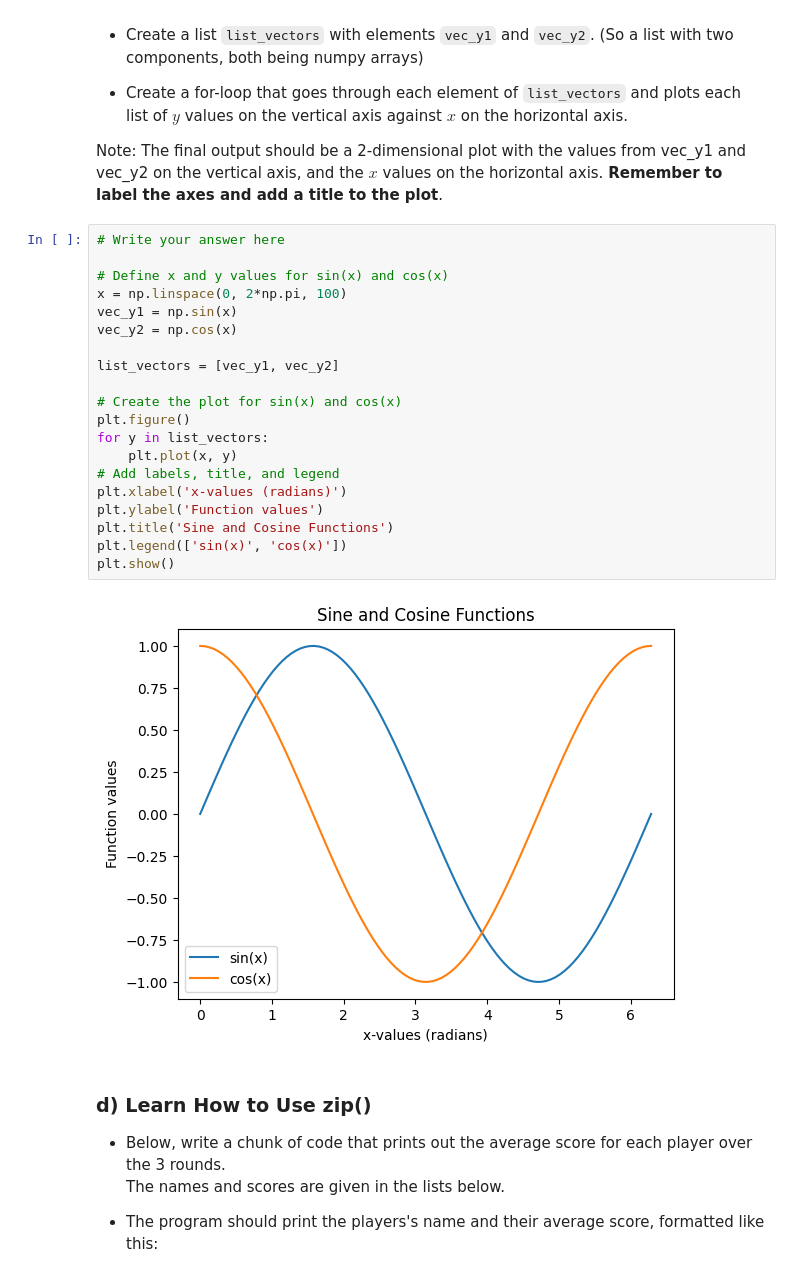
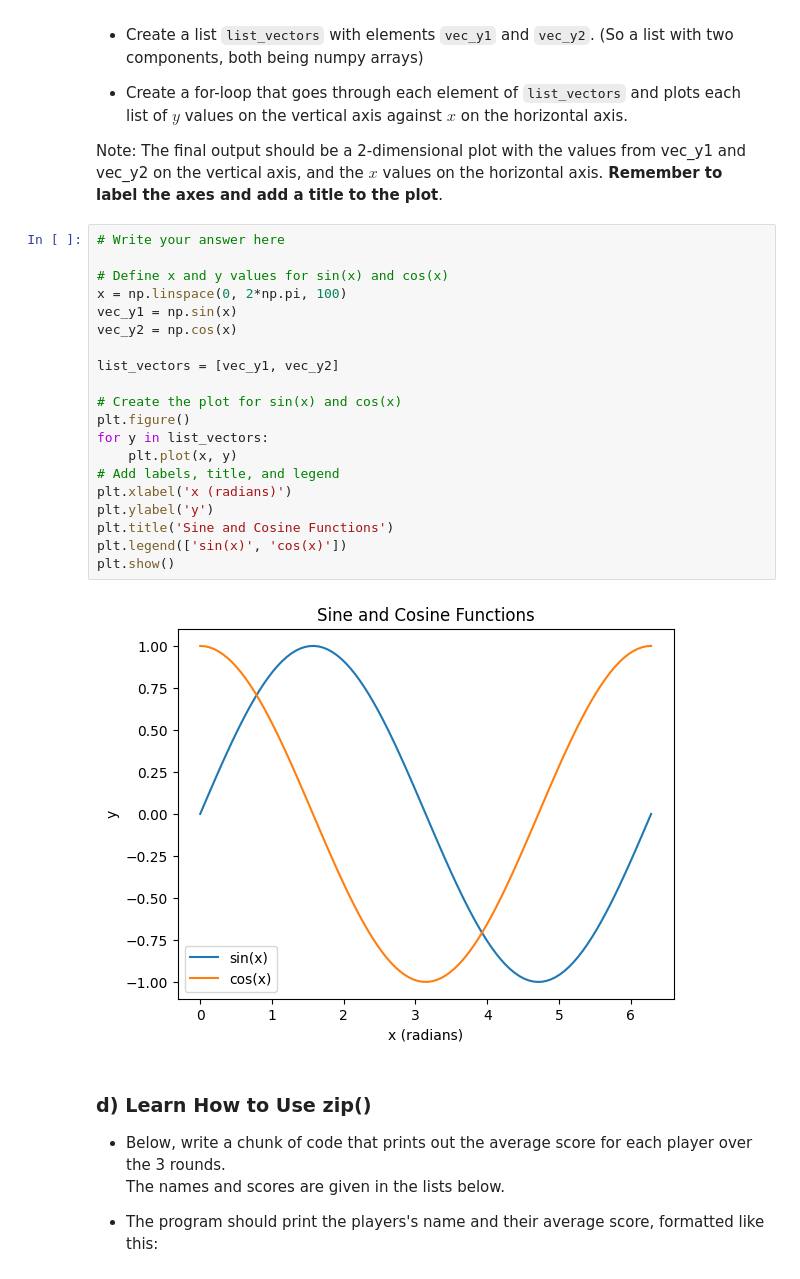
Before and after one commit to joycheng88/qtm151fall2025, a Jupyter notebook: Assignments/assignment_4/Assignment4.ipynb, the cells around one changed output. Saved outputs shown, nothing was run; the diff lists cells and outputs as text.

```diff
--- a/Assignments/assignment_4/Assignment4.ipynb
+++ b/Assignments/assignment_4/Assignment4.ipynb
@@ -87,25 +87,25 @@ Note: The final output should be a 2-dimensional plot with the values from vec_y
 # %%
 # Write your answer here
 
 # Define x and y values for sin(x) and cos(x)
 x = np.linspace(0, 2*np.pi, 100)
 vec_y1 = np.sin(x)
 vec_y2 = np.cos(x)
 
 list_vectors = [vec_y1, vec_y2]
 
 # Create the plot for sin(x) and cos(x)
 plt.figure()
 for y in list_vectors:
     plt.plot(x, y)
 # Add labels, title, and legend
-plt.xlabel('x-values (radians)')
-plt.ylabel('Function values')
+plt.xlabel('x (radians)')
+plt.ylabel('y')
 plt.title('Sine and Cosine Functions')
 plt.legend(['sin(x)', 'cos(x)'])
 plt.show()
 # %% [output]
-[figure, old version]
+[figure, new version]
 # %% [markdown]
 ### d) Learn How to Use zip()
 
```
Also changed, not shown: parts of 6 cells of this notebook, 1 other file.
